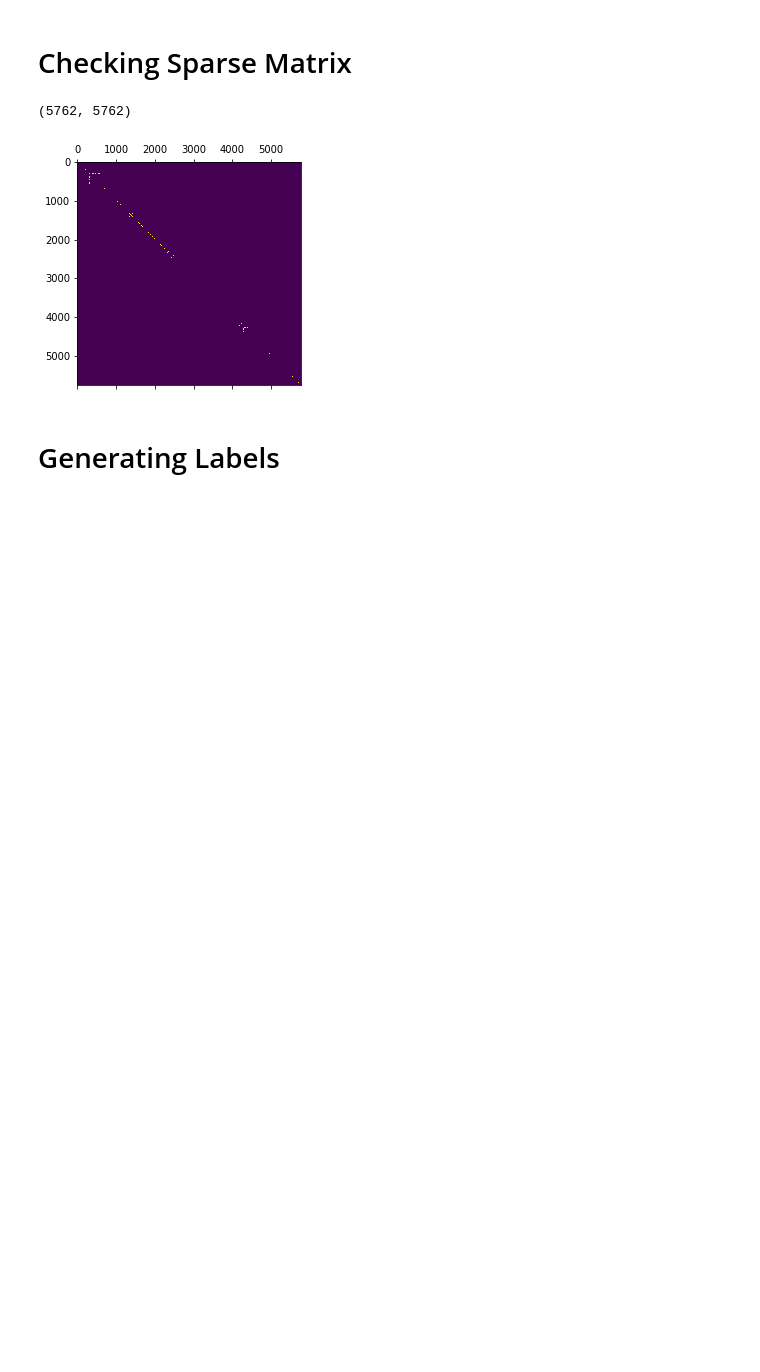
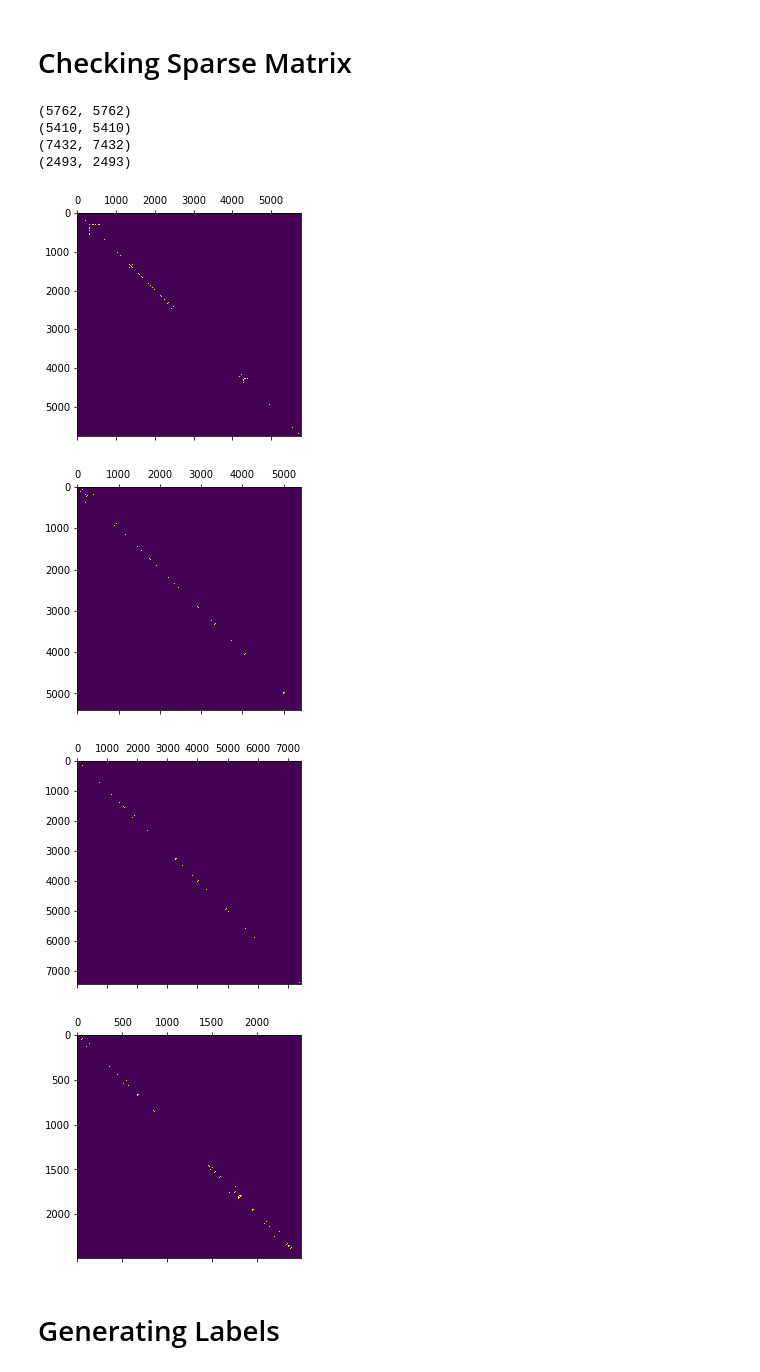
Before and after one commit to ahsansaif47/ids-model, a Jupyter notebook: IDS_Model.ipynb, the cells around one changed output. Drawn from its saved outputs; the diff is of its cells as text; code cells hidden in the pictures; blank space fills up the shorter version.

```diff
--- a/IDS_Model.ipynb
+++ b/IDS_Model.ipynb
@@ -506,10 +506,19 @@ Loading the sparce matrix in a variable A.
 import numpy as np
 
 # loading matrix
-A = np.load("/content/drive/MyDrive/Project GCN Dataset/Mat_b1.npy")
+A1 = np.load("/content/drive/MyDrive/Project GCN Dataset/Mat_b1.npy")
+A2 = np.load("/content/drive/MyDrive/Project GCN Dataset/Mat_b2.npy")
+A3 = np.load("/content/drive/MyDrive/Project GCN Dataset/Mat_b3.npy")
+A4 = np.load("/content/drive/MyDrive/Project GCN Dataset/Mat_b4.npy")
 print("Printing Sparse Matrix..")
-print(A)
-print(np.shape(A))
+print(A1)
+print(A2)
+print(A3)
+print(A4)
+print(np.shape(A1))
+print(np.shape(A2))
+print(np.shape(A3))
+print(np.shape(A4))
 # %% [output]
 Printing Sparse Matrix..
 [[0 1 1 ... 0 0 0]
@@ -523,13 +540,25 @@ Printing Sparse Matrix..
 # %% [markdown]
 # Checking Sparse Matrix
-# %%
-import matplotlib.pyplot as plt
-
-plt.matshow(A)
-print(np.shape(A))
-# %% [output]
-(5762, 5762)
-[figure, removed]
+# %%
+import matplotlib.pyplot as plt
+
+plt.matshow(A1)
+plt.matshow(A2)
+plt.matshow(A3)
+plt.matshow(A4)
+print(np.shape(A1))
+print(np.shape(A2))
+print(np.shape(A3))
+print(np.shape(A4))
+# %% [output]
+(5762, 5762)
+(5410, 5410)
+(7432, 7432)
+(2493, 2493)
+[figure, added]
+[figure, added]
+[figure, added]
+[figure, added]
 # %% [markdown]
 # Generating Labels
 # %%
```
Also changed, not shown: parts of 8 cells of this notebook.
